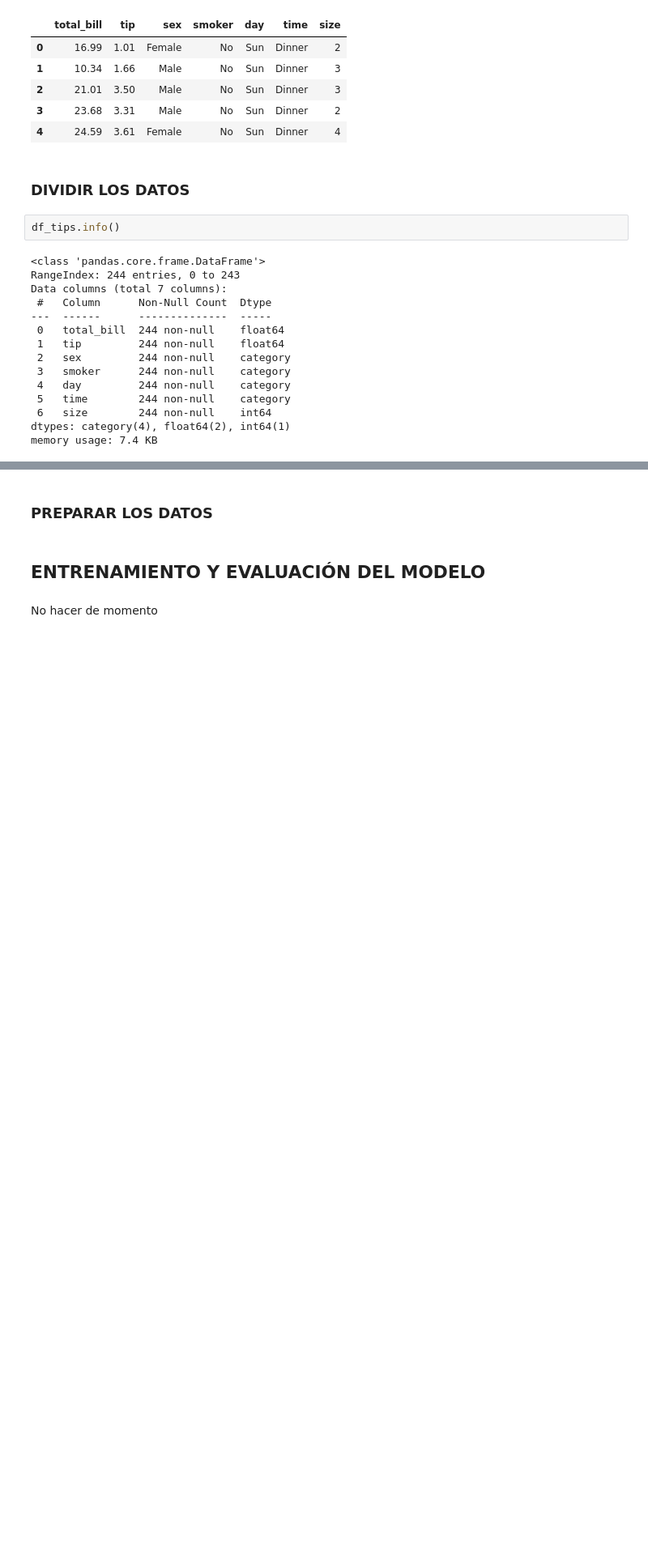
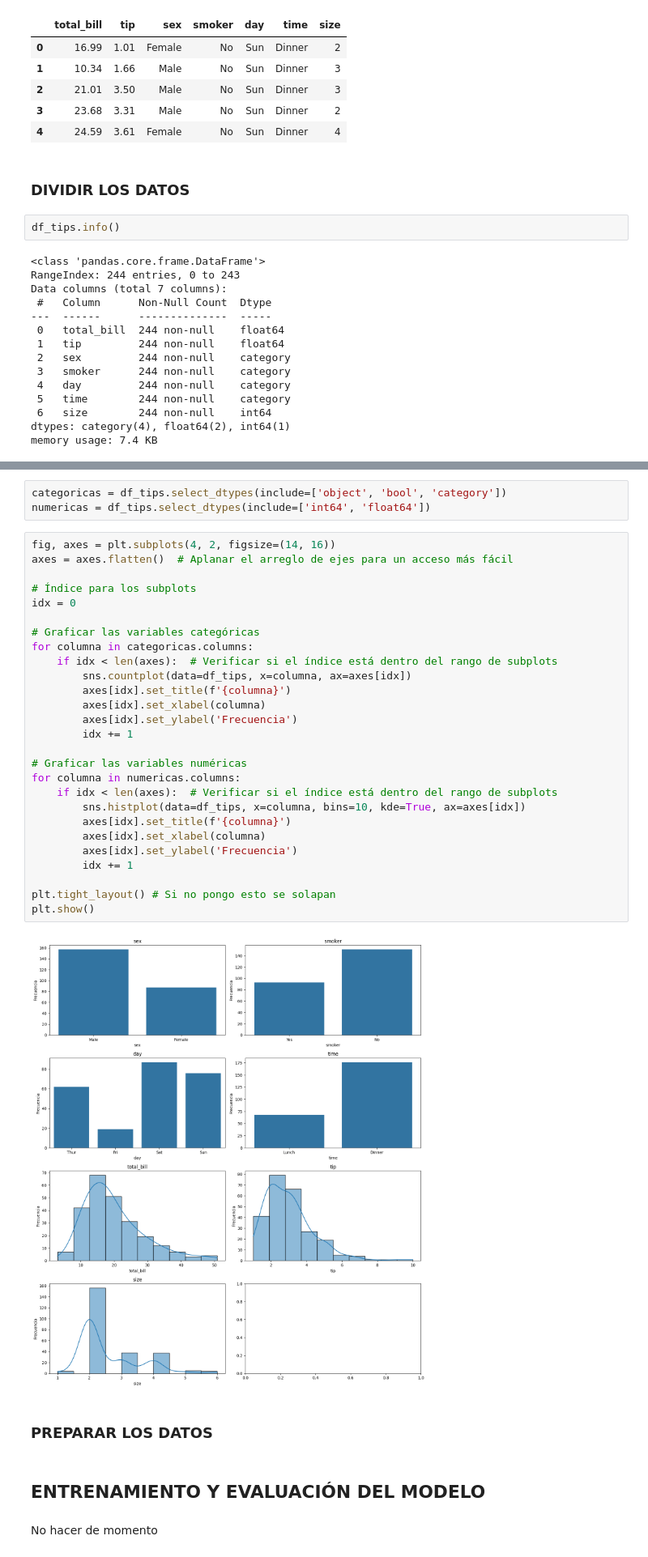
Before and after one commit to iruneguinea9/SAPA, a Jupyter notebook: 2_5/2_5Ejercicios.ipynb, the cells around one changed output, grey strips where cells are left out. Shown at 81% size. Drawn from its saved outputs; the diff is of its cells as text; blank space fills up the shorter version.

```diff
--- a/2_5/2_5Ejercicios.ipynb
+++ b/2_5/2_5Ejercicios.ipynb
@@ -61,3 +90,35 @@ memory usage: 7.4 KB
+# %%
+categoricas = df_tips.select_dtypes(include=['object', 'bool', 'category'])
+numericas = df_tips.select_dtypes(include=['int64', 'float64'])
+# %%
+fig, axes = plt.subplots(4, 2, figsize=(14, 16))
+axes = axes.flatten()  # Aplanar el arreglo de ejes para un acceso más fácil
+
+# Índice para los subplots
+idx = 0
+
+# Graficar las variables categóricas
+for columna in categoricas.columns:
+    if idx < len(axes):  # Verificar si el índice está dentro del rango de subplots
+        sns.countplot(data=df_tips, x=columna, ax=axes[idx])
+        axes[idx].set_title(f'{columna}')
+        axes[idx].set_xlabel(columna)
+        axes[idx].set_ylabel('Frecuencia')
+        idx += 1
+
+# Graficar las variables numéricas
+for columna in numericas.columns:
+    if idx < len(axes):  # Verificar si el índice está dentro del rango de subplots
+        sns.histplot(data=df_tips, x=columna, bins=10, kde=True, ax=axes[idx])
+        axes[idx].set_title(f'{columna}')
+        axes[idx].set_xlabel(columna)
+        axes[idx].set_ylabel('Frecuencia')
+        idx += 1
+
+plt.tight_layout() # Si no pongo esto se solapan
+plt.show()
+# %% [output]
+[figure, added]
 # %% [markdown]
 ### PREPARAR LOS DATOS
 # %% [markdown]
```
Also changed, not shown: parts of 3 cells of this notebook.
